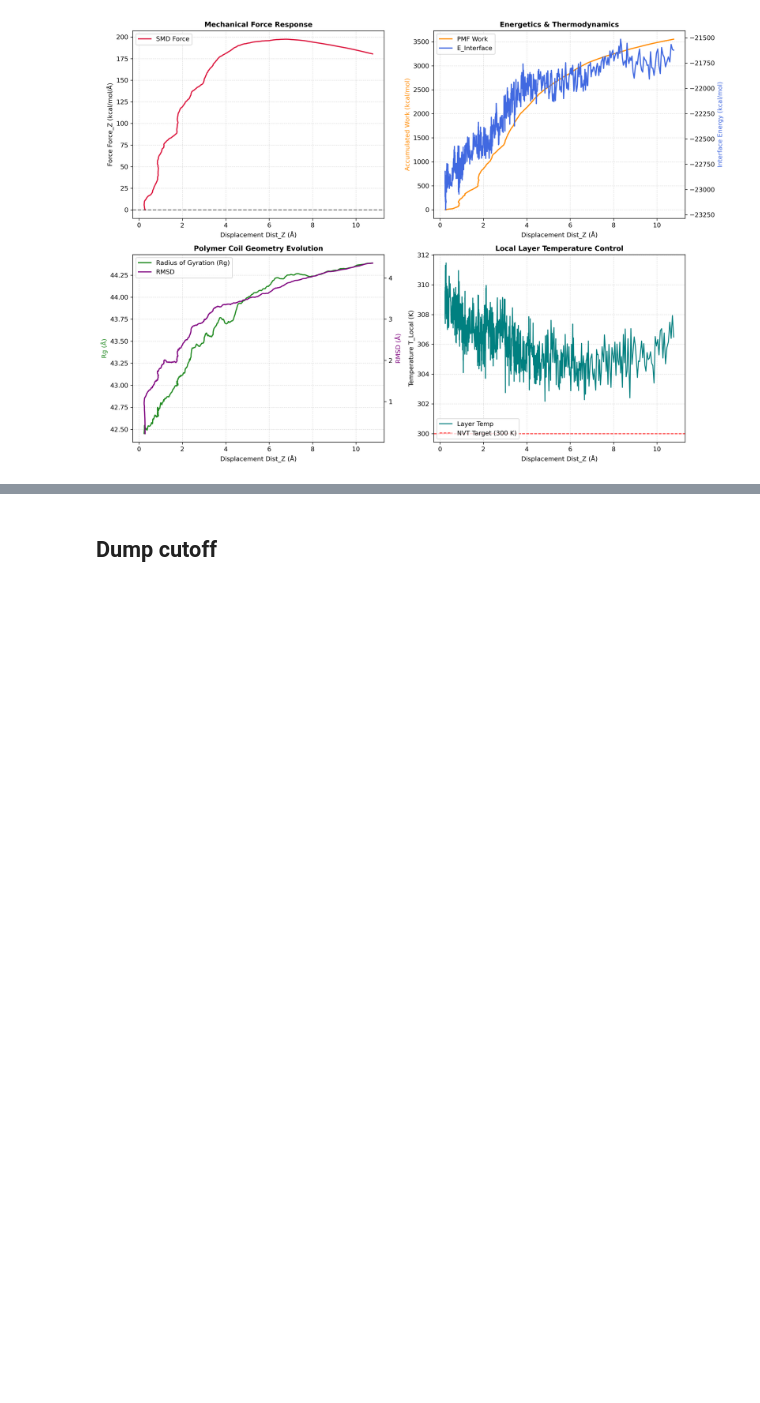
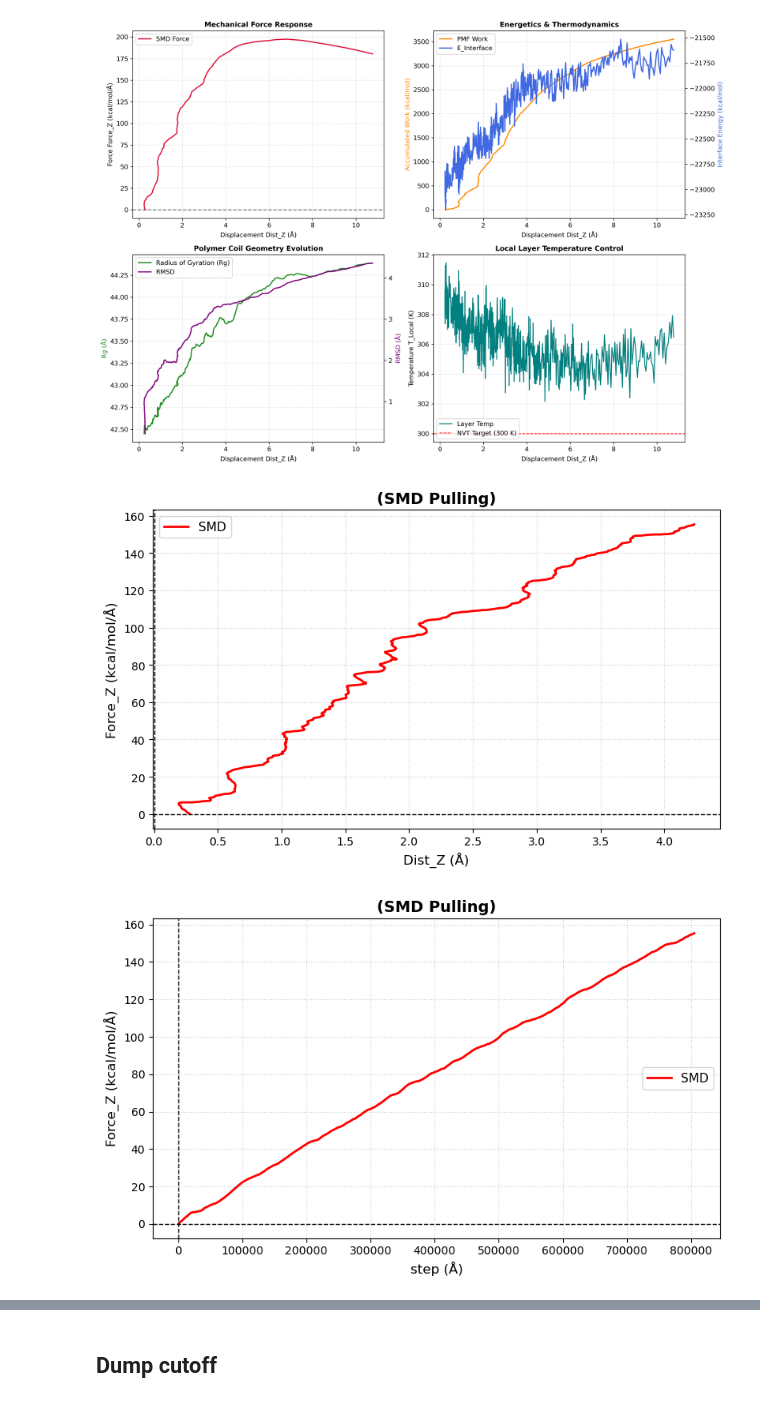
Before and after one commit to art-mufteev/hydrogels, a Jupyter notebook: MD/runs/R1/Calculate_cell.ipynb, the cells around one changed output, grey strips where cells are left out. Saved outputs shown, nothing was run; the diff lists cells and outputs as text; code cells hidden in the pictures; blank space fills up the shorter version.

```diff
--- a/MD/runs/R1/Calculate_cell.ipynb
+++ b/MD/runs/R1/Calculate_cell.ipynb
@@ -1088,3 +1088,43 @@ plt.savefig("smd_R1_0.00025_analysis.png", dpi=300)
 plt.show()
 # %% [output]
 [figure]
+# %%
+import numpy as np
+import matplotlib.pyplot as plt
+
+data = np.loadtxt("adhesion_data_R1_2.txt", skiprows=1)
+
+step = data[:, 0]
+dist_z = data[:, 1]
+force_z = data[:, 2]
+dist_z -= 138
+dist_z = -dist_z
+step-=840300
+plt.figure(figsize=(8, 5), dpi=100)
+plt.plot(dist_z, force_z, color="red", linewidth=2, label="SMD")
+
+plt.title("(SMD Pulling)", fontsize=14, fontweight="bold")
+plt.xlabel("Dist_Z (Å)", fontsize=12)
+plt.ylabel("Force_Z (kcal/mol/Å)", fontsize=12)
+plt.axhline(0, color="black", linestyle="--", linewidth=1)
+plt.axvline(0, color="black", linestyle="--", linewidth=1)
+plt.grid(True, linestyle=":", alpha=0.6)
+plt.legend(fontsize=11)
+
+plt.tight_layout()
+plt.show()
+plt.figure(figsize=(8, 5), dpi=100)
+plt.plot(step, force_z, color="red", linewidth=2, label="SMD")
+plt.title("(SMD Pulling)", fontsize=14, fontweight="bold")
+plt.xlabel("step (Å)", fontsize=12)
+plt.ylabel("Force_Z (kcal/mol/Å)", fontsize=12)
+plt.axhline(0, color="black", linestyle="--", linewidth=1)
+plt.axvline(0, color="black", linestyle="--", linewidth=1)
+plt.grid(True, linestyle=":", alpha=0.6)
+plt.legend(fontsize=11)
+
+plt.tight_layout()
+plt.show()
+# %% [output]
+[figure, added]
+[figure, added]
```
Also changed, not shown: parts of 2 cells of this notebook, 8 other files.
